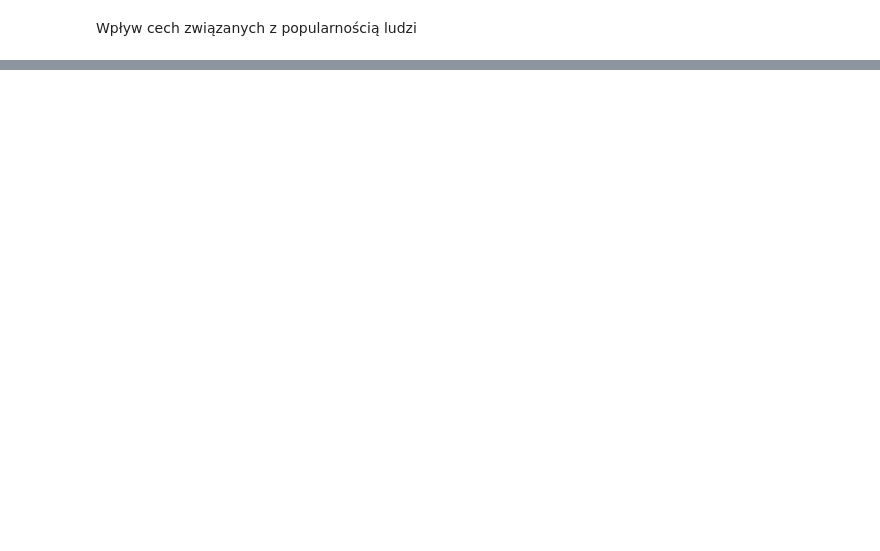
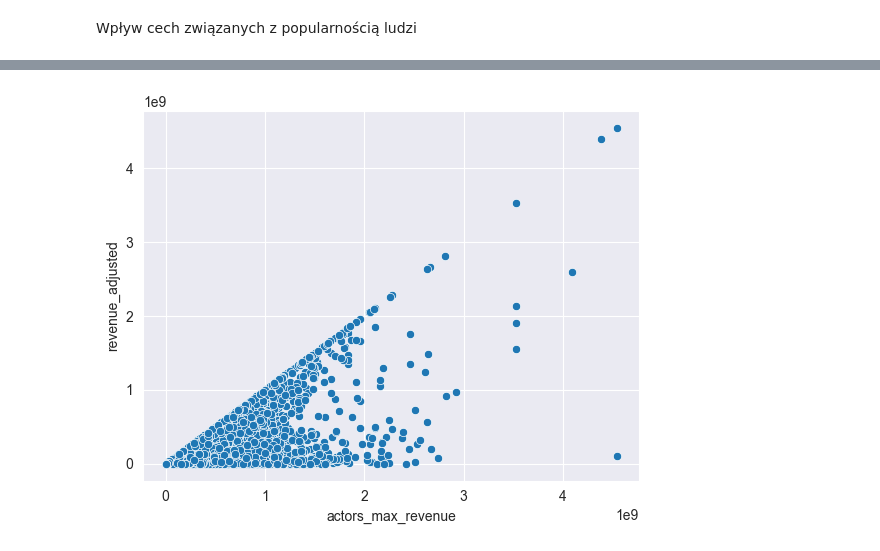
Before and after one commit to olkat12/Data_Exploration, a Jupyter notebook: data-visualization/NEW_visualization.ipynb, the cells around one changed output, grey strips where cells are left out. Drawn from its saved outputs; the diff is of its cells as text; code cells hidden in the pictures; blank space fills up the shorter version.

```diff
--- a/data-visualization/NEW_visualization.ipynb
+++ b/data-visualization/NEW_visualization.ipynb
@@ -408,0 +403,5 @@ plt.show()
+# %%
+sns.scatterplot(x='actors_max_revenue', y='revenue_adjusted', data=data)
+plt.show()
+# %% [output]
+[figure, added]
```
Also changed, not shown: parts of 23 cells of this notebook, 3 other files.
